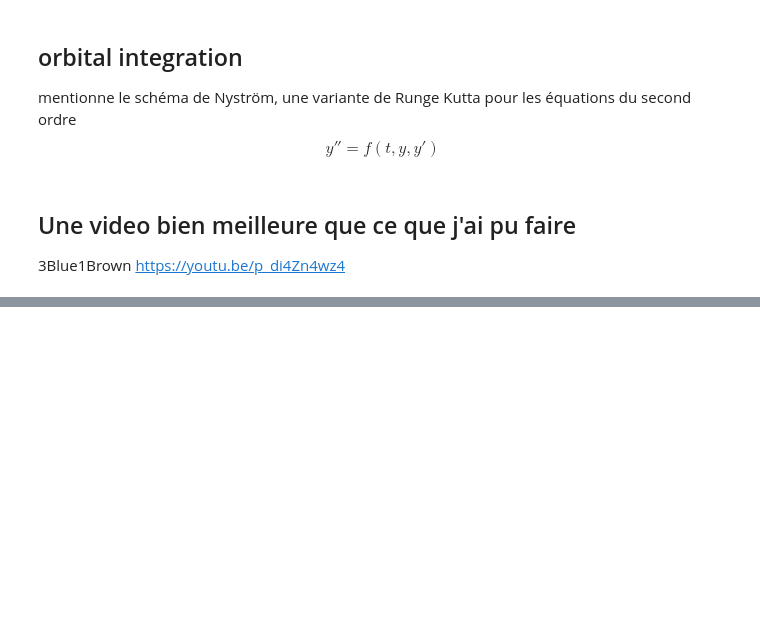
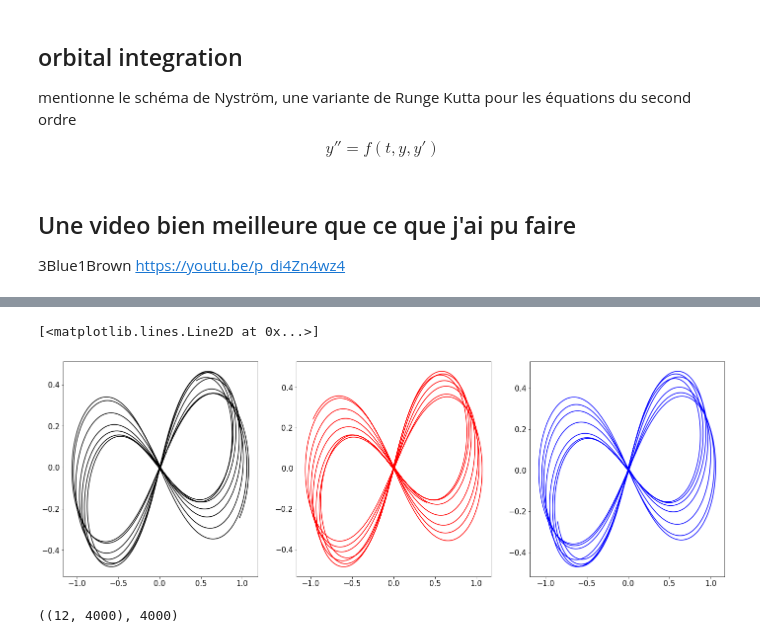
Before and after one commit to azerad/labomathedo, a Jupyter notebook: labomathedo.ipynb, the cells around one changed output, grey strips where cells are left out. Saved outputs shown, nothing was run; the diff lists cells and outputs as text; code cells hidden in the pictures; blank space fills up the shorter version.

```diff
--- a/labomathedo.ipynb
+++ b/labomathedo.ipynb
@@ -568,0 +574,15 @@ https://youtu.be/p_di4Zn4wz4
+# %%
+#fonction décrivant le système
+def force(t, u, masse1=1, masse2=1, masse3=1):
+        u1=u[0:2]
+        du1=u[2:4]
+        u2=u[4:6]
+        du2=u[6:8]
+        u3=u[8:10]
+        du3=u[10:12]
+        ddu1=force_g(t,u1-u2,masse2)+force_g(t,u1-u3,masse3)
+        ddu2=force_g(t,u2-u1,masse1)+force_g(t,u2-u3,masse3)
+        ddu3=force_g(t,u3-u1,masse1)+force_g(t,u3-u2,masse2)
+        du=np.array([du1,ddu1,du2,ddu2,du3,ddu3])
+        du=du.reshape((12,))
+        return du
@@ -568,0 +622,11 @@ https://youtu.be/p_di4Zn4wz4
+# %%
+# ********************************
+# calcul de la solution
+# ********************************
+from scipy.integrate import solve_ivp
+
+# calcul par ode (ATTENTION A LA METHODE, RK45, BDF ne marchent pas bien)
+sol=solve_ivp(force,[0,T],u0,method='Radau',t_eval=t)
+solrk=solve_ivp(force,[0,T],u0,method='RK45',t_eval=t)
+print(sol)
+print(solrk)
@@ -568,0 +652,24 @@ https://youtu.be/p_di4Zn4wz4
+# %%
+## avec RK45
+u=solrk.y
+X=np.array([u[0,:].T,u[4,:].T,u[8,:].T])
+Y=np.array([u[1,:].T,u[5,:].T,u[9,:].T])
+import matplotlib.pyplot as plt
+fig3 = plt.figure(figsize=(24, 8))
+plt.subplot(131)
+plt.plot(X[0,:],Y[0,:],c='k')
+plt.subplot(132)
+plt.plot(X[1,:],Y[1,:],c='r')
+plt.subplot(133)
+plt.plot(X[2,:],Y[2,:],c='b')
+# %% [output]
+[<matplotlib.lines.Line2D at 0x...>]
+[figure, added]
+# %%
+u=sol.y
+X=np.array([u[0,:].T,u[4,:].T,u[8,:].T])
+Y=np.array([u[1,:].T,u[5,:].T,u[9,:].T])#récupération des trajectoires
+np.shape(X)
+np.shape(u),len(t)
+# %% [output]
+((12, 4000), 4000)
```
Also changed, not shown: parts of 15 cells of this notebook.
